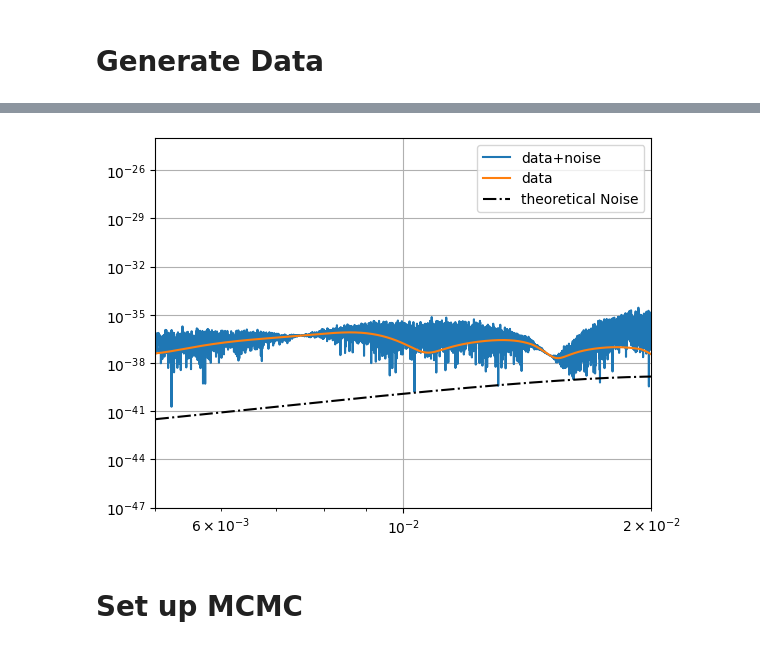
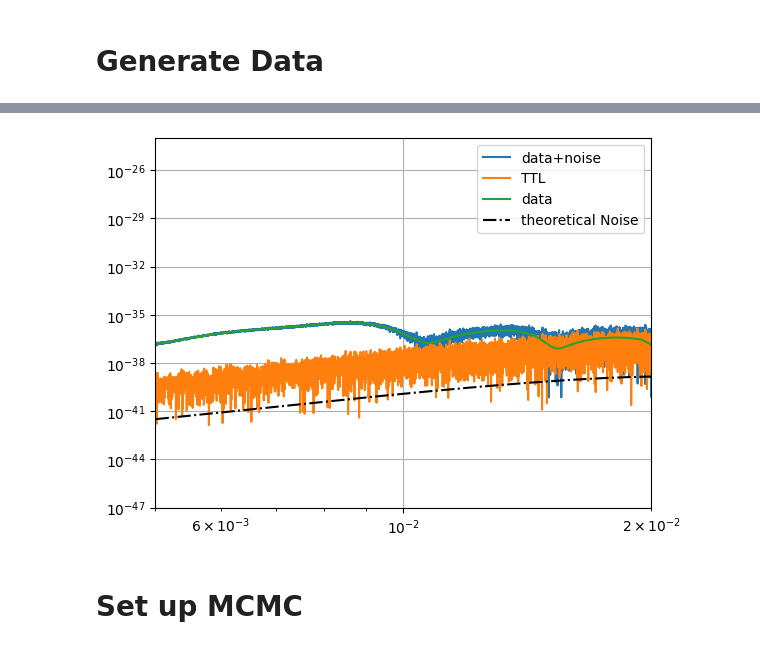
Before and after one commit to Cekomlodi/TTL_attempts, a Jupyter notebook: The Sampling Working Path/XYZ_1mm.ipynb, the cells around one changed output, grey strips where cells are left out. Saved outputs shown, nothing was run; the diff lists cells and outputs as text; code cells hidden in the pictures.

```diff
--- a/The Sampling Working Path/XYZ_1mm.ipynb
+++ b/The Sampling Working Path/XYZ_1mm.ipynb
@@ -197,11 +197,12 @@ lisainstrument_ttl_coeffs = [
 sim_name = 'TTL_only_sim_1.h5'
 
 instru_t0 = 10  # s
-instru_fs = 1  # Hz
+instru_fs = 4  # Hz
 instru_dt = 1 / instru_fs  # s also
 instru_duration = pMBHB_ldc['CoalescenceTime'] + 1000   # s
 instru_size = int(instru_duration * instru_fs)  # samples
 instru = Instrument(size = instru_size,
+                    dt = instru_dt,
                     #orbits = 'orbits.h5',
                     ttl_coeffs = lisainstrument_ttl_coeffs, #'random',
                     #seed = 2030,
@@ -288,7 +335,9 @@ waveform_params_smbh = {
 # %%
+'''
 #Generate Data
 tdisignal = lisa.GenerateLISATDISignal_SMBH(pMBHB,
                                             gridfreq = fvec,
+                                            scale_freq_hm = False,
                                             **waveform_params_smbh)
 tdi = tdisignal['tdi']
 
@@ -329,4 +378,5 @@ for i in range(len(modesf)):
     A_full[mask] += A_partial
     E_full[mask] += E_partial
     T_full[mask] += T_partial
+'''
 # %% [output]
@@ -376,15 +420,16 @@ diagn, offdiagn = invNpsd(Npsd_X, Npsd_XY)
 # %%
 #plot check
 fig, ax = plt.subplots()
-ax.loglog(fvec, np.abs(DX)**2*(2*dt/X[snr_mask].size), label = 'data+noise')
-ax.loglog(fvec, np.abs(dX)**2*(2*dt/X[snr_mask].size), label = 'data')
+ax.loglog(fvec, np.abs(DX)**2*(2/(len(DX)*instru_dt)), label = 'data+noise')
+ax.loglog(fvec, np.abs(psd_X2[snr_mask]**2*(2/(len(DX)*instru_dt))), label = 'TTL')
+ax.loglog(fvec, np.abs(dX)**2*(2/(len(DX)*instru_dt)), label = 'data')
 ax.loglog(fvec, np.abs(Npsd_X), color = 'k', ls = '-.', label = 'theoretical Noise')
 ax.set_ylim([10e-48, 10e-25])
 ax.set_xlim([.005, 2e-2])
 ax.legend()
 ax.grid()
 # %% [output]
-[figure, old version]
+[figure, new version]
 # %% [markdown]
 # Set up MCMC
 # %%
```
Also changed, not shown: parts of 10 cells of this notebook.
